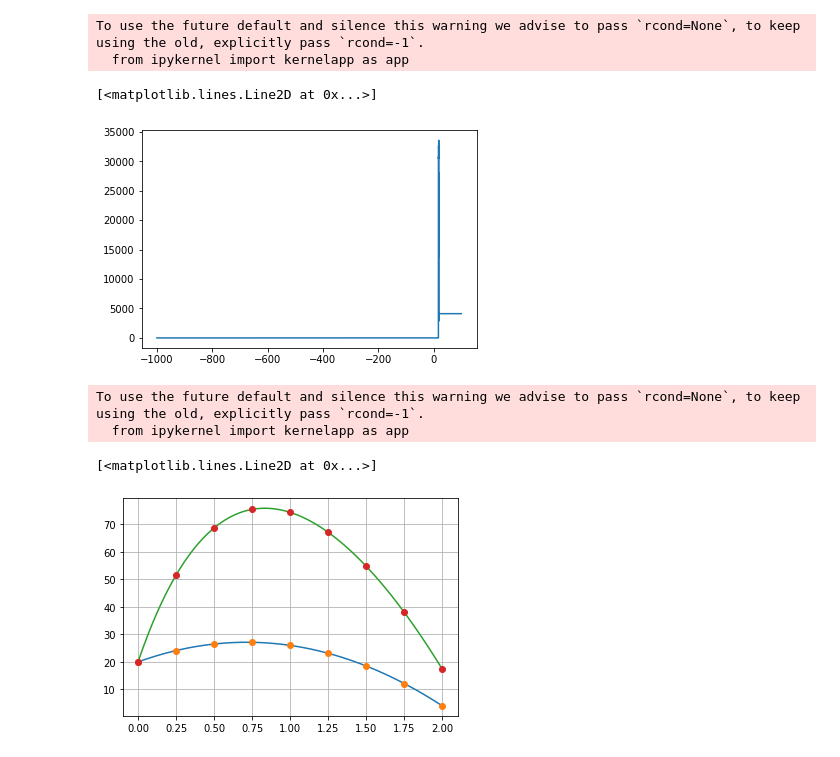
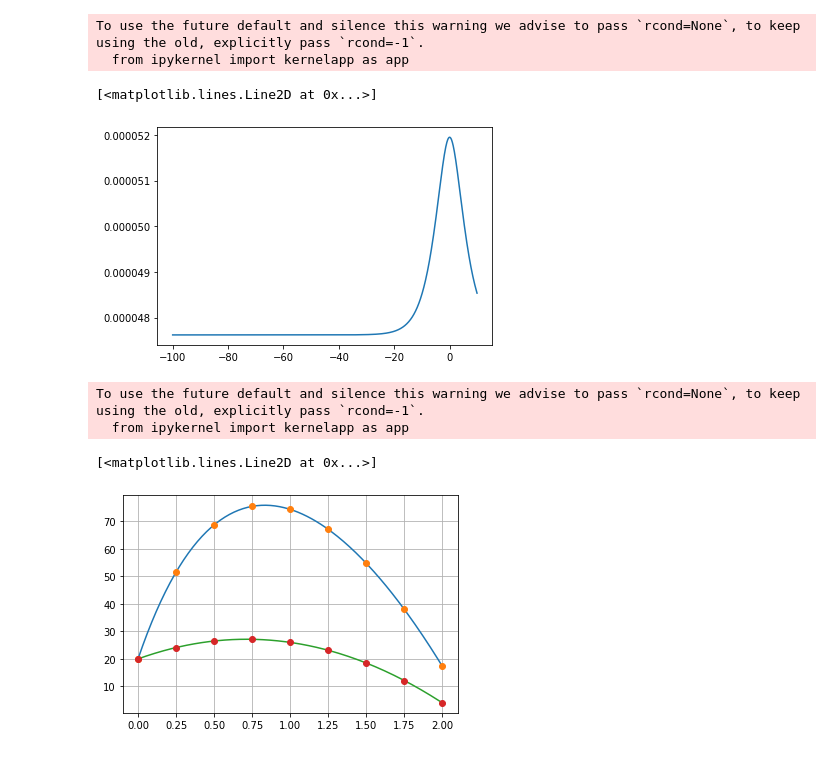
Before and after one commit to Riladavin/SystemOfComputerMathematics, a Jupyter notebook: SCM.ipynb, the cells around one changed output. Saved outputs shown, nothing was run; the diff lists cells and outputs as text; code cells hidden in the pictures.

```diff
--- a/SCM.ipynb
+++ b/SCM.ipynb
@@ -43,10 +43,10 @@ plt.plot(x, y2, 'o')
 # %%
-from scipy.optimize import minimize_scalar
+#---------------------------------Все необходимые функции для метода разделимых наименьших квадратов----------------------------
 
 def f(_lambda, C, x):
     return C[0] + C[1] * x + C[2] * (x ** 2) + C[3] * (np.e ** (_lambda * x))
 
-
+#Метод наименьших квадратов
 def get_lstsq(_lambda, y_test):
     #Создаём матрицу
     A =  np.ones((m, 4), dtype=float)
@@ -57,7 +57,7 @@ def get_lstsq(_lambda, y_test):
     #Используем метод наименьших квадратов
     return np.linalg.lstsq(A, y_test)[0]
 
-
+#Вычисление функции, которую надо минимизировать по обеим выборкам
 def solve_1(_lambda):
     C = get_lstsq(_lambda, y_test1)
 
@@ -66,18 +66,13 @@ def solve_1(_lambda):
 
     return np.sum((y_approxymated - y_test1) ** 2)
 
+def solve_2(_lambda):
+    C = get_lstsq(_lambda, y_test2)
 
-x_graph = np.arange(-100, 12, .01, dtype = float)
-y_graph = []
-for x in x_graph:
-    y_graph.append(solve_2(x))
+    #Выячисляем значения функции на нашей выборке
+    y_approxymated = f(_lambda, C, x_test)
 
-print(y_graph[50])
-print(y_graph[100])
-
-plt.grid()
-plt.plot(x_graph, y_graph)
-print(_lambda)
+    return np.sum((y_approxymated - y_test2) ** 2)
 # %% [output]
 To use the future default and silence this warning we advise to pass `rcond=None`, to keep using the old, explicitly pass `rcond=-1`.
   from ipykernel import kernelapp as app
@@ -87,0 +81,13 @@ To use the future default and silence this warning we advise to pass `rcond=None
+# %%
+#Отобразим на графике значения функции, которую нам надо минимизировать в методе наименьших квадратов в зависимости от lambda
+x_graph = np.arange(-10.0, 10.0, .01, dtype = float)
+y_graph = []
+for x in x_graph:
+    y_graph.append(solve_1(x))
+
+plt.grid()
+plt.plot(x_graph, y_graph)
+
+# Как можно заметить из графика -- существует минимум функции на определённом интервале.
+# Далее найдём этот минимум методом одномерной оптимизации.
+#
@@ -104,21 +116,14 @@ To use the future default and silence this warning we advise to pass `rcond=None
 [figure]
 # %%
-def solve_2(_lambda):
-    C = get_lstsq(_lambda, y_test2)
-
-    #Выячисляем значения функции на нашей выборке
-    y_approxymated = f(_lambda, C, x_test)
-
-    return np.sum((y_approxymated - y_test2) ** 2)
-
-x_graph = np.arange(-1000, 100.1, .1, dtype = float)
+#Отобразим на графике значения функции, которую нам надо минимизировать в методе наименьших квадратов в зависимости от lambda(выборка 2)
+x_graph = np.arange(-100, 10, .1, dtype = float)
 y_graph = []
 for x in x_graph:
     y_graph.append(solve_2(x))
 
 plt.plot(x_graph, y_graph)
 # %% [output]
 To use the future default and silence this warning we advise to pass `rcond=None`, to keep using the old, explicitly pass `rcond=-1`.
   from ipykernel import kernelapp as app
 [<matplotlib.lines.Line2D at 0x...>]
-[figure, old version]
+[figure, new version]
@@ -128,22 +134,18 @@ To use the future default and silence this warning we advise to pass `rcond=None
 # %%
-'''_lambda = -1
-
-_lambda = minimize_scalar(solve_1, bounds=[-10, 10], method='bounded')['x']
-
+_lambda = -100
 
 x_valid2 = np.arange(0, 2.01, 0.01, dtype = float)
 C_result = get_lstsq(_lambda, y_test2)
 y_valid2 = f(_lambda, C_result, x_valid)
-
 
 #Теперь отобразим на графике обе выборки и их аппроксимации
 plt.grid()
 plt.plot(x_valid1, y_valid1)
 plt.plot(x_test, y_test1, 'o')
 plt.plot(x_valid2, y_valid2)
-plt.plot(x_test, y_test2, 'o')'''
+plt.plot(x_test, y_test2, 'o')
 # %% [output]
 To use the future default and silence this warning we advise to pass `rcond=None`, to keep using the old, explicitly pass `rcond=-1`.
   from ipykernel import kernelapp as app
 [<matplotlib.lines.Line2D at 0x...>]
-[figure, old version]
+[figure, new version]
```
Also changed, not shown: parts of 7 cells of this notebook.
